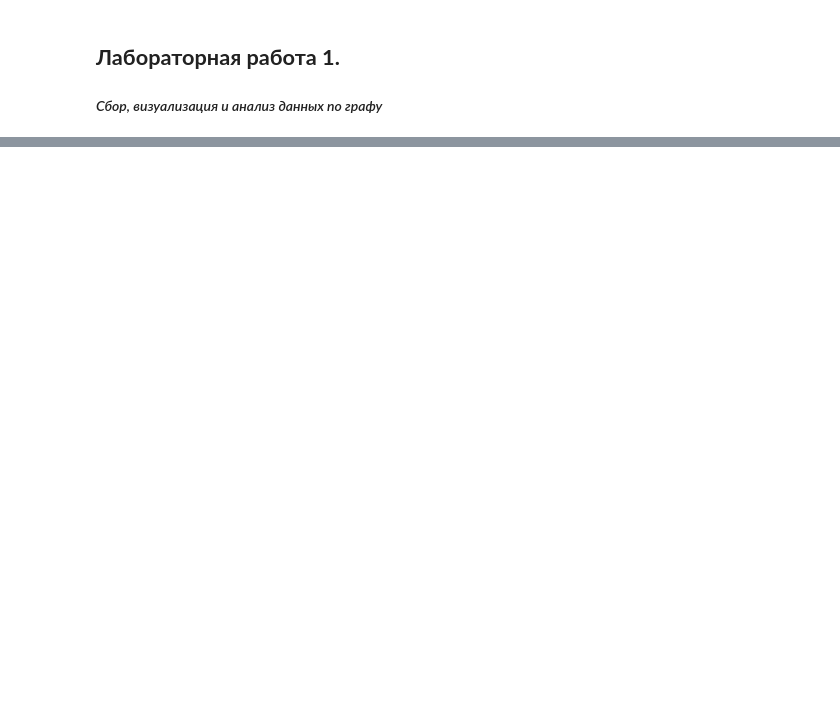
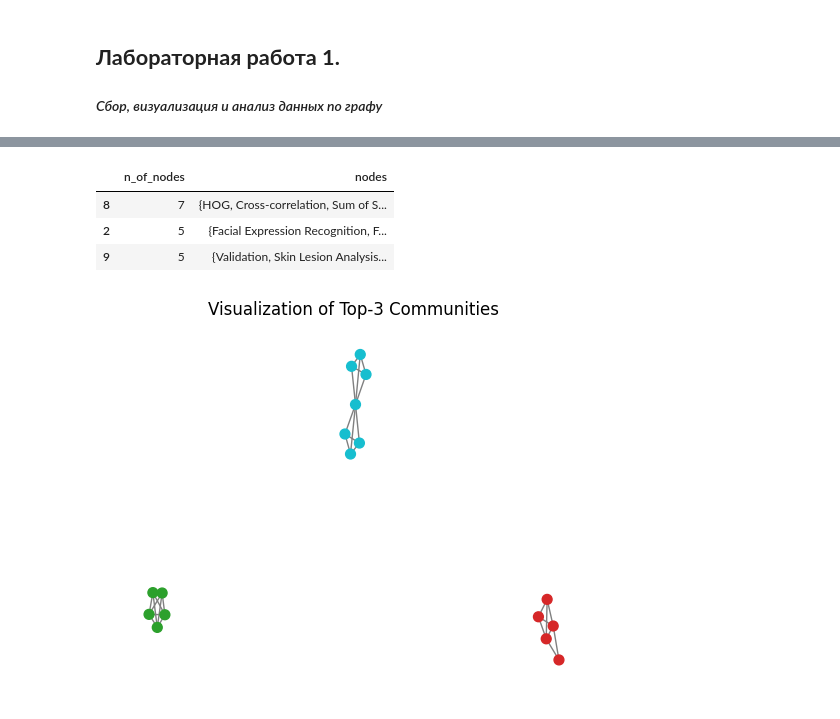
Before and after one commit to 21092004Goda/data_anal, a Jupyter notebook: Lab_1_Computer_Vision_and_Pattern_Recognition.ipynb, the cells around one changed output, grey strips where cells are left out. Saved outputs shown, nothing was run; the diff lists cells and outputs as text; code cells hidden in the pictures; blank space fills up the shorter version.

```diff
--- a/Lab_1_Computer_Vision_and_Pattern_Recognition.ipynb
+++ b/Lab_1_Computer_Vision_and_Pattern_Recognition.ipynb
@@ -108,0 +196,4 @@ for i, nodes in enumerate(communities[:3], start=1):
+# %%
+comm_data = [{"n_of_nodes": len(comm), "nodes": comm} for comm in communities]
+cdf = pd.DataFrame(comm_data)
+cdf.describe()
@@ -108,0 +210,40 @@ for i, nodes in enumerate(communities[:3], start=1):
+# %%
+top3_comm = cdf.nlargest(3, "n_of_nodes")
+top3_comm
+# %% [output]
+|  | n_of_nodes | nodes |
+| 8 | 7 | {HOG, Cross-correlation, Sum of S... |
+| 2 | 5 | {Facial Expression Recognition, F... |
+| 9 | 5 | {Validation, Skin Lesion Analysis... |
+# %%
+nodes = list(chain(*top3_comm["nodes"].tolist()))
+S = G.subgraph(nodes)
+# %%
+def create_community_node_colors(graph, communities):
+    colors = list(set(mcolors.TABLEAU_COLORS.values()))
+    node_colors = []
+    for node in graph:
+        current_community_index = 0
+        for community in communities:
+            if node in community:
+                node_colors.append(colors[current_community_index])
+                break
+            current_community_index += 1
+    return node_colors
+# %%
+def visualize_communities(graph, communities, i):
+    node_colors = create_community_node_colors(graph, communities)
+    title = f"Visualization of Top-3 Communities"
+    pos = nx.spring_layout(graph, iterations=100, seed=23)
+    plt.title(title)
+    nx.draw(
+        graph,
+        pos=pos,
+        node_size=50,
+        node_color=node_colors,
+        edge_color="gray"
+    )
+
+visualize_communities(S, top3_comm["nodes"].tolist(), 1)
+# %% [output]
+[figure, added]
```
Also changed, not shown: parts of 31 cells of this notebook.
